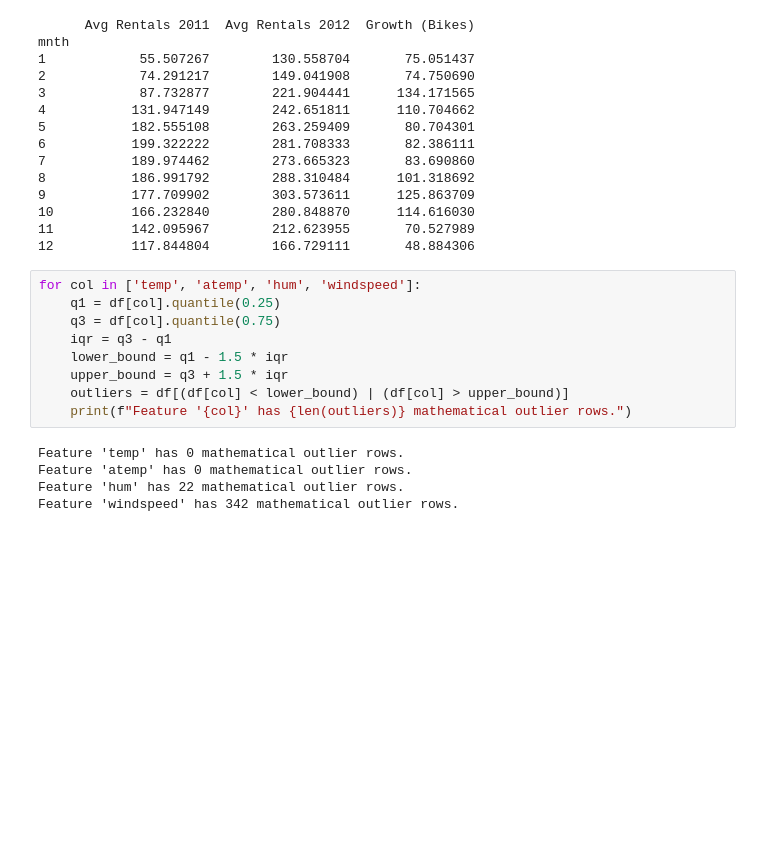
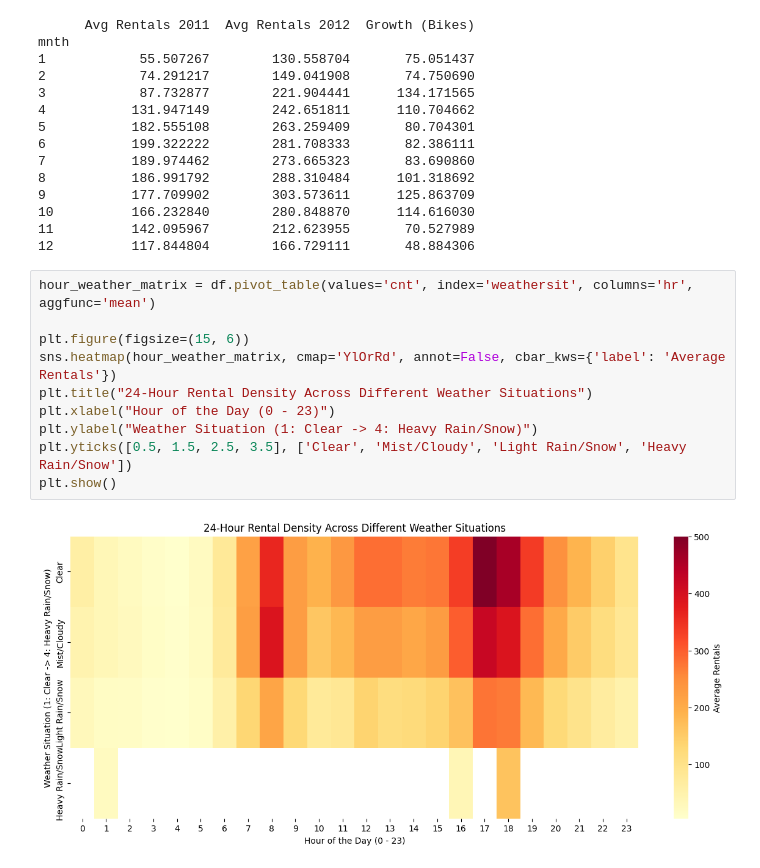
Before and after one commit to boughanmiyoussef/BikeDemand, a Jupyter notebook: notebook/BikeDemand.ipynb, the cells around one changed output. Cells and saved outputs as stored; diff of their text form; blank space fills up the shorter version.

```diff
--- a/notebook/BikeDemand.ipynb
+++ b/notebook/BikeDemand.ipynb
@@ -288,16 +302,14 @@ mnth
 11          142.095967        212.623955       70.527989
 12          117.844804        166.729111       48.884306
 # %%
-for col in ['temp', 'atemp', 'hum', 'windspeed']:
-    q1 = df[col].quantile(0.25)
-    q3 = df[col].quantile(0.75)
-    iqr = q3 - q1
-    lower_bound = q1 - 1.5 * iqr
-    upper_bound = q3 + 1.5 * iqr
-    outliers = df[(df[col] < lower_bound) | (df[col] > upper_bound)]
-    print(f"Feature '{col}' has {len(outliers)} mathematical outlier rows.")
+hour_weather_matrix = df.pivot_table(values='cnt', index='weathersit', columns='hr', aggfunc='mean')
+
+plt.figure(figsize=(15, 6))
+sns.heatmap(hour_weather_matrix, cmap='YlOrRd', annot=False, cbar_kws={'label': 'Average Rentals'})
+plt.title("24-Hour Rental Density Across Different Weather Situations")
+plt.xlabel("Hour of the Day (0 - 23)")
+plt.ylabel("Weather Situation (1: Clear -> 4: Heavy Rain/Snow)")
+plt.yticks([0.5, 1.5, 2.5, 3.5], ['Clear', 'Mist/Cloudy', 'Light Rain/Snow', 'Heavy Rain/Snow'])
+plt.show()
 # %% [output]
-Feature 'temp' has 0 mathematical outlier rows.
-Feature 'atemp' has 0 mathematical outlier rows.
-Feature 'hum' has 22 mathematical outlier rows.
-Feature 'windspeed' has 342 mathematical outlier rows.
+[figure, added]
```
Also changed, not shown: parts of 2 cells of this notebook.
